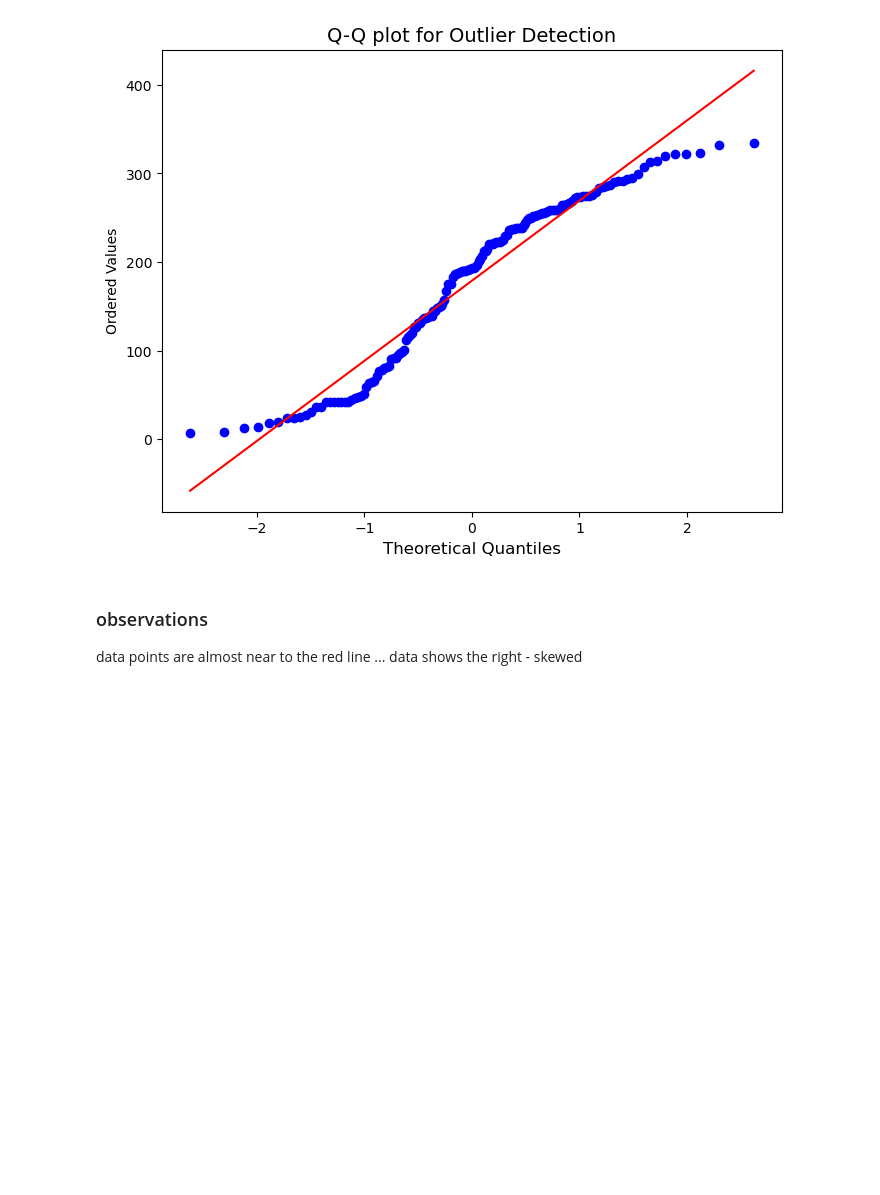
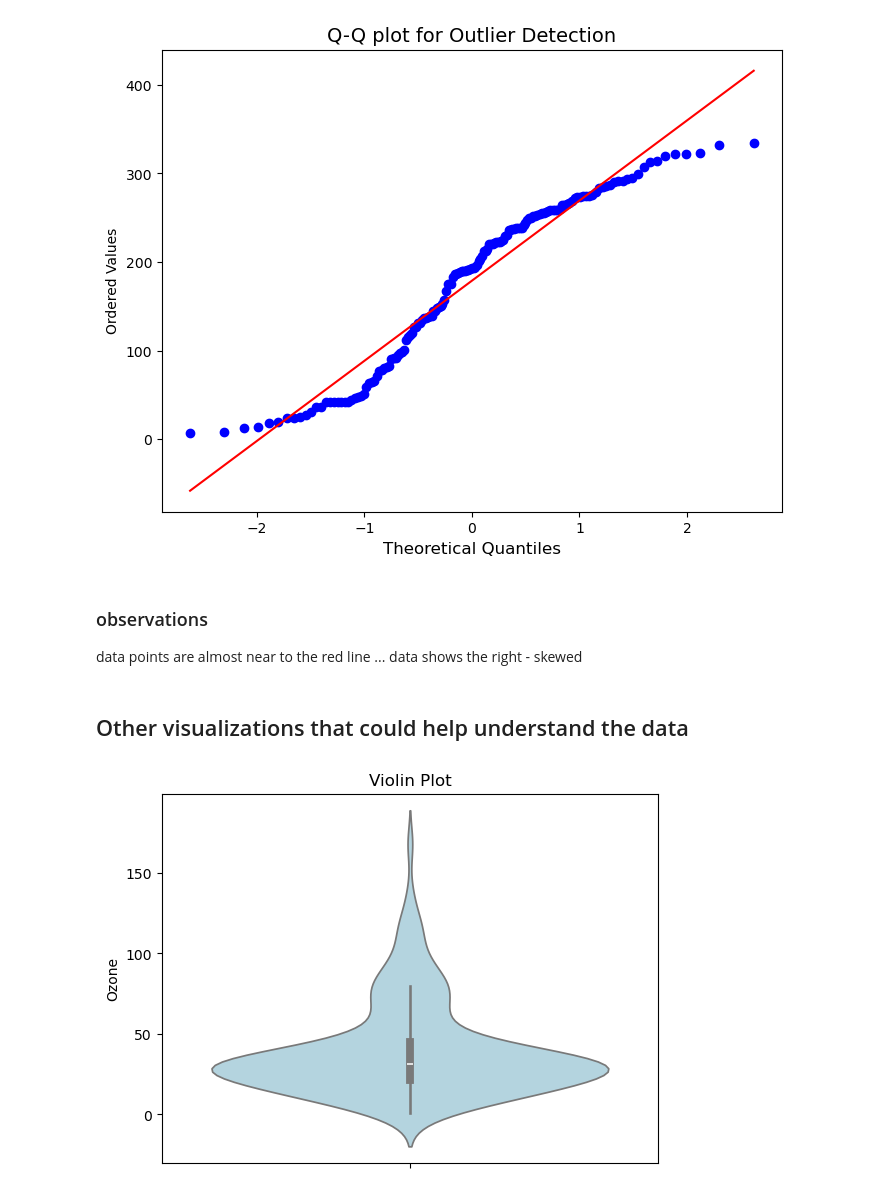
Before and after one commit to nishanthreddycheela/pandas-1, a Jupyter notebook: EDA1 (3).ipynb, the cells around one changed output. Saved outputs shown, nothing was run; the diff lists cells and outputs as text; code cells hidden in the pictures; blank space fills up the shorter version.

```diff
--- a/EDA1 (3).ipynb
+++ b/EDA1 (3).ipynb
@@ -411,3 +411,11 @@ Text(0.5, 0, 'Theoretical Quantiles')
 ### observations
 data points are almost near to the red line
 ... data shows the right - skewed
+# %% [markdown]
+## Other visualizations that could help understand the data
+# %%
+sns.violinplot(data=data1["Ozone"],color = 'lightblue')
+plt.title("Violin Plot")
+plt.show()
+# %% [output]
+[figure, added]
```
Also changed, not shown: parts of 10 cells of this notebook.
